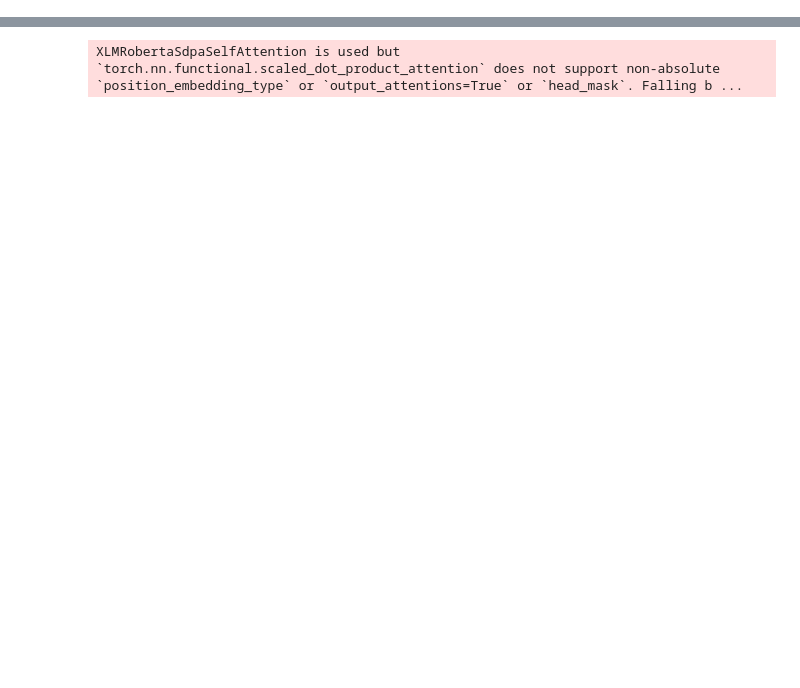
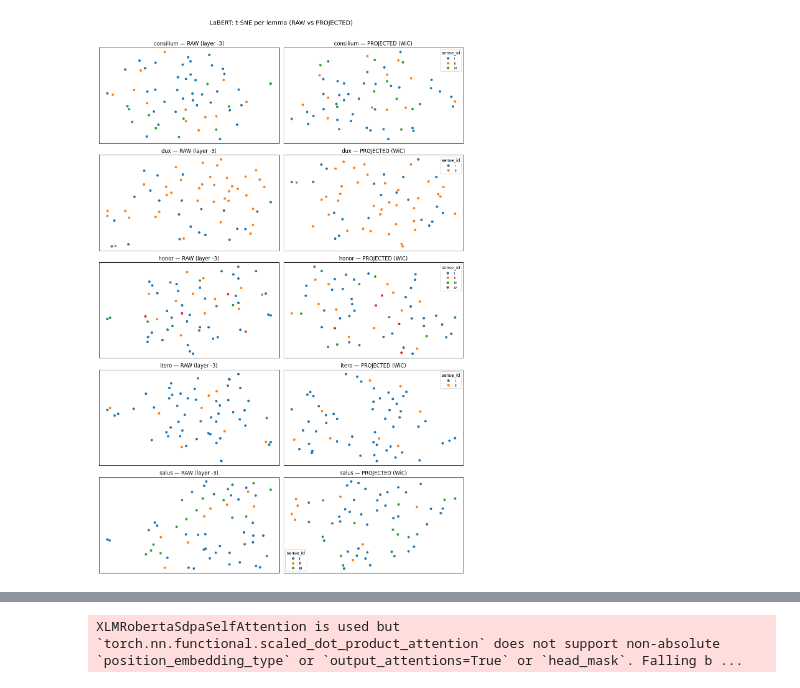
Before and after one commit to CCS-ZCU/labyrinth, a Jupyter notebook: scripts/0_2_latin-wsd-tests.ipynb, the cells around one changed output, grey strips where cells are left out. Drawn from its saved outputs; the diff is of its cells as text; code cells hidden in the pictures; blank space fills up the shorter version.

```diff
--- a/scripts/0_2_latin-wsd-tests.ipynb
+++ b/scripts/0_2_latin-wsd-tests.ipynb
@@ -128,0 +464,11 @@ mdl_labert_v1   = AutoModel.from_pretrained(LABERT_V1_DIR).to(DEVICE).eval()
+# %%
+lemma = "honor"
+
+# Get indices of rows with this lemma
+idxs = meta_lab["lemma_index"][lemma]
+
+# Slice out the raw and projected vectors
+X_raw  = vecs_raw_labert[idxs]   # shape [n, D_raw]
+X_proj = vecs_proj_labert[idxs]  # shape [n, D_proj]
+
+print(lemma, X_raw.shape, X_proj.shape)
@@ -128,0 +477,80 @@ mdl_labert_v1   = AutoModel.from_pretrained(LABERT_V1_DIR).to(DEVICE).eval()
+# %%
+import numpy as np
+import matplotlib.pyplot as plt
+from matplotlib.colors import ListedColormap
+from sklearn.manifold import TSNE
+
+def _pick_lemmas(meta, df, k=5):
+    lemma_index = meta["lemma_index"]
+    lemmas_60 = [lem for lem, idxs in lemma_index.items() if len(idxs) == 60]
+    if len(lemmas_60) >= k:
+        return lemmas_60[:k]
+    # fallback: top-k by freq
+    counts = sorted(((lem, len(idxs)) for lem, idxs in lemma_index.items()), key=lambda x: -x[1])
+    return [lem for lem, _ in counts[:k]]
+
+def _tsne_2d(X, perplexity=15, seed=42):
+    X = np.asarray(X, dtype=np.float32)
+    n = len(X)
+    per = perplexity
+    return TSNE(
+        n_components=2,
+        perplexity=per,
+        init="random",
+        learning_rate="auto",
+        random_state=seed,
+        n_iter=1000,
+        metric="cosine",
+    ).fit_transform(X)
+
+def plot_tsne_grid_fixed(vecs_raw, vecs_proj, meta, df, lemmas=None, title_prefix="LaBERT", figsize=(12, 18)):
+    lemma_index = meta["lemma_index"]
+    if lemmas is None:
+        lemmas = _pick_lemmas(meta, df, k=5)
+
+    fig, axes = plt.subplots(len(lemmas), 2, figsize=figsize)
+    if len(lemmas) == 1:
+        axes = np.array([axes])
+
+    for r, lem in enumerate(lemmas):
+        idxs = lemma_index[lem]
+        X_raw, X_proj = vecs_raw[idxs], vecs_proj[idxs]
+        senses = df.loc[idxs, "sense_id"].astype(str).tolist()
+        uniq = sorted(set(senses))
+        labmap = {s: i for i, s in enumerate(uniq)}
+        y = np.array([labmap[s] for s in senses], dtype=int)
+        C = len(uniq)
+        cmap = ListedColormap(plt.cm.tab10.colors[:C])
+
+        Y_raw  = _tsne_2d(X_raw,  perplexity=15, seed=42)
+        Y_proj = _tsne_2d(X_proj, perplexity=15, seed=42)
+
+        axL, axR = axes[r, 0], axes[r, 1]
+        scL = axL.scatter(Y_raw[:, 0],  Y_raw[:, 1],  c=y, s=22, cmap=cmap, vmin=0, vmax=C-1)
+        scR = axR.scatter(Y_proj[:, 0], Y_proj[:, 1], c=y, s=22, cmap=cmap, vmin=0, vmax=C-1)
+
+        axL.set_title(f"{lem} — RAW (layer {meta.get('layer_idx', 'last')})")
+        axR.set_title(f"{lem} — PROJECTED (WiC)")
+        for ax in (axL, axR):
+            ax.set_xticks([]); ax.set_yticks([])
+
+        # Legend with *matching colors*
+        handles = [plt.Line2D([0],[0], marker='o', linestyle='', markersize=6,
+                               markerfacecolor=cmap(i), markeredgecolor='none', label=lbl)
+                   for lbl, i in labmap.items()]
+        axR.legend(handles=handles, title="sense_id", fontsize=8, loc="best")
+
+    fig.suptitle(f"{title_prefix}: t-SNE per lemma (RAW vs PROJECTED)", y=0.995, fontsize=14)
+    plt.tight_layout(rect=[0,0,1,0.985])
+    plt.show()
+
+# replot
+plot_tsne_grid_fixed(
+    vecs_raw=vecs_raw_labert,
+    vecs_proj=vecs_proj_labert,
+    meta=meta_lab,
+    df=semeval_holdout,
+    title_prefix="LaBERT"
+)
+# %% [output]
+[figure, added]
```
Also changed, not shown: parts of 48 cells of this notebook, 16 other files.
